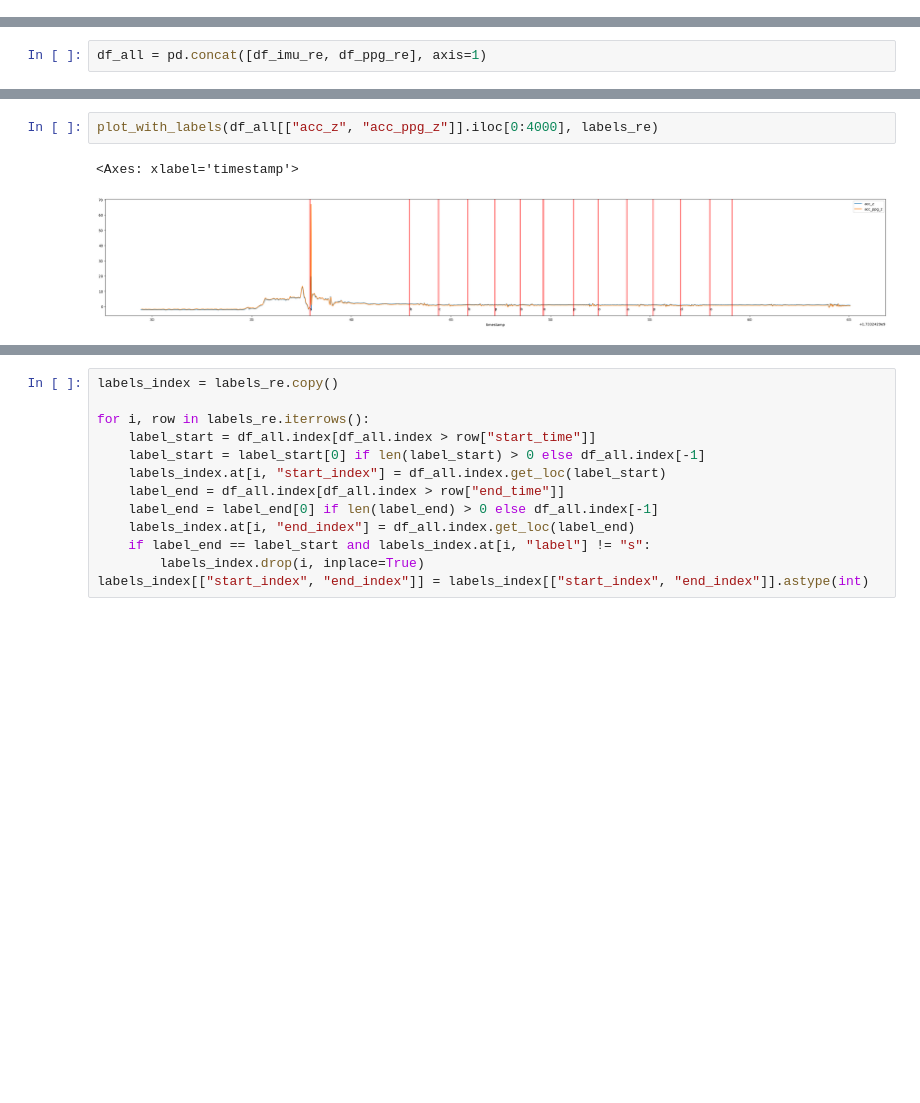
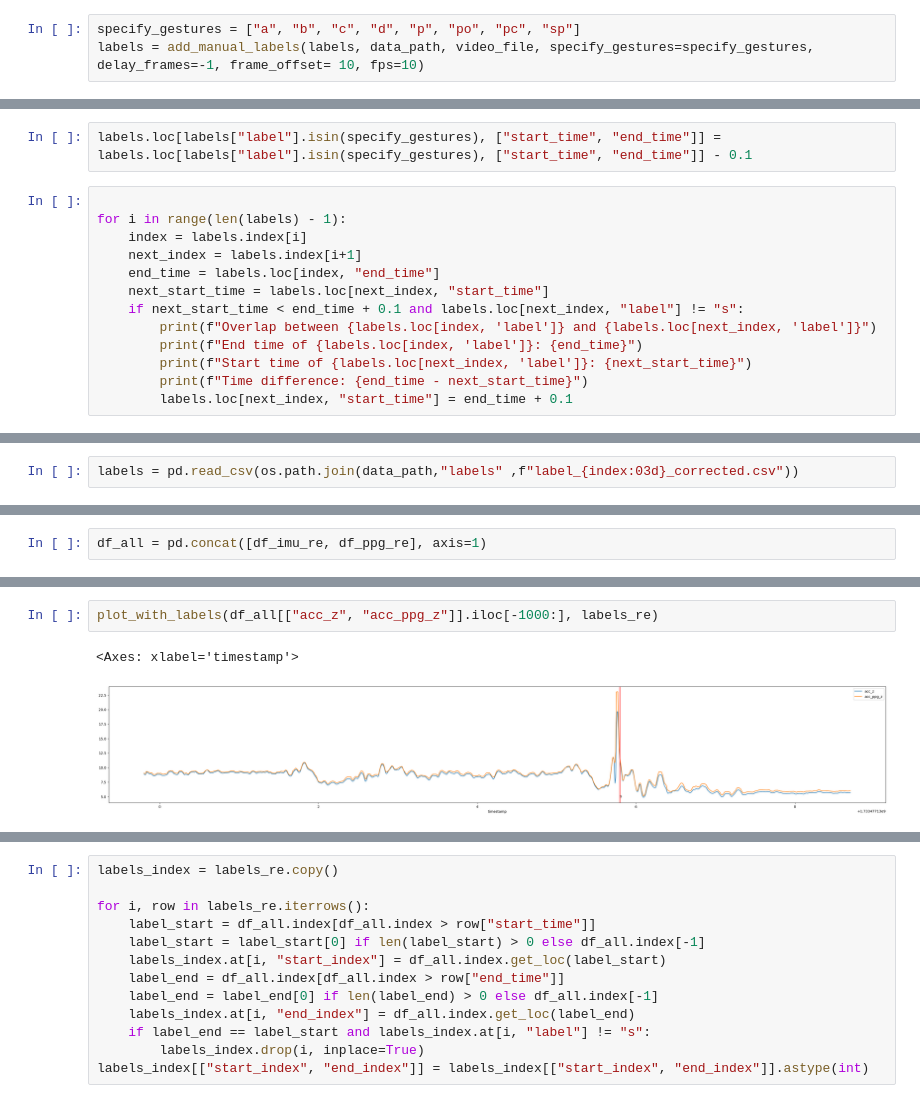
Before and after one commit to larshaupt/WristPPG, a Jupyter notebook: scripts/process_data.ipynb, the cells around one changed output, grey strips where cells are left out. Saved outputs shown, nothing was run; the diff lists cells and outputs as text; blank space fills up the shorter version.

```diff
--- a/scripts/process_data.ipynb
+++ b/scripts/process_data.ipynb
@@ -512,0 +467,3 @@ ppg_length, label_length
+# %%
+specify_gestures = ["a", "b", "c", "d", "p", "po", "pc", "sp"]
+labels = add_manual_labels(labels, data_path, video_file, specify_gestures=specify_gestures, delay_frames=-1, frame_offset= 10, fps=10)
@@ -512,0 +494,15 @@ ppg_length, label_length
+# %%
+labels.loc[labels["label"].isin(specify_gestures), ["start_time", "end_time"]] = labels.loc[labels["label"].isin(specify_gestures), ["start_time", "end_time"]] - 0.1
+# %%
+
+for i in range(len(labels) - 1):
+    index = labels.index[i]
+    next_index = labels.index[i+1]
+    end_time = labels.loc[index, "end_time"]
+    next_start_time = labels.loc[next_index, "start_time"]
+    if next_start_time < end_time + 0.1 and labels.loc[next_index, "label"] != "s":
+        print(f"Overlap between {labels.loc[index, 'label']} and {labels.loc[next_index, 'label']}")
+        print(f"End time of {labels.loc[index, 'label']}: {end_time}")
+        print(f"Start time of {labels.loc[next_index, 'label']}: {next_start_time}")
+        print(f"Time difference: {end_time - next_start_time}")
+        labels.loc[next_index, "start_time"] = end_time + 0.1
@@ -513,3 +522,5 @@ ppg_length, label_length
+# %%
+labels = pd.read_csv(os.path.join(data_path,"labels" ,f"label_{index:03d}_corrected.csv"))
 # %%
 labels_calibration_start_time = labels[labels["label"] == "s"].iloc[0]["start_time"]
 labels_calibration_end_time = labels[labels["label"] == "s"].iloc[-1]["start_time"]
@@ -569,8 +582,8 @@ for i in range(0, len(df_all), 5000):
 # %%
-plot_with_labels(df_all[["acc_z", "acc_ppg_z"]].iloc[0:4000], labels_re)
+plot_with_labels(df_all[["acc_z", "acc_ppg_z"]].iloc[-1000:], labels_re)
 # %% [output]
 <Axes: xlabel='timestamp'>
-[figure, old version]
+[figure, new version]
 # %%
 def normalize_df(df):
     df_new = df.copy()
```
Also changed, not shown: parts of 31 cells of this notebook, 5 other files.
